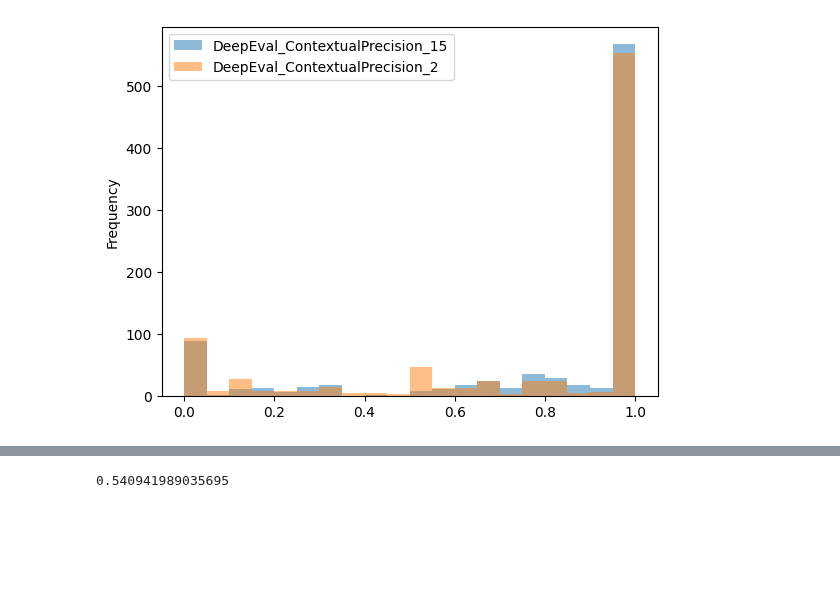
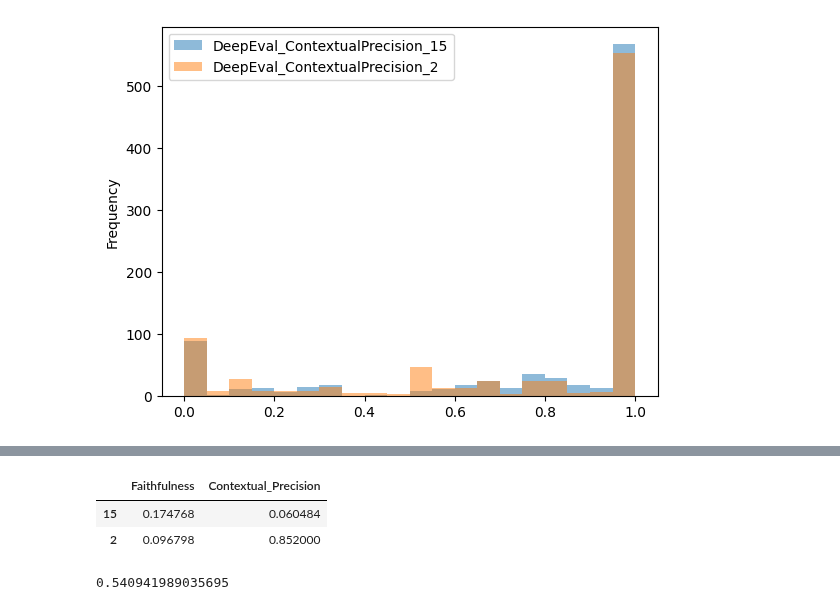
Before and after one commit to sr231/RAG-Evaluations, a Jupyter notebook: Results_Comparison.ipynb, the cells around one changed output, grey strips where cells are left out. Cells and saved outputs as stored; diff of their text form; code cells hidden in the pictures; blank space fills up the shorter version.

```diff
--- a/Results_Comparison.ipynb
+++ b/Results_Comparison.ipynb
@@ -155,2 +195,9 @@ abs(ares - dpf_avg)
+# %%
+# Difference between RAGAS and ARES # EDIT - Contextual Precision results are not all in yet
+abs(ragas_avg - ares)
+# %% [output]
+|  | Faithfulness | Contextual_Precision |
+| 15 | 0.174768 | 0.060484 |
+| 2 | 0.096798 | 0.852000 |
 # %%
 # 12/11 comparison of results from deepeval and ragas
```
Also changed, not shown: parts of 22 cells of this notebook, 1 other file.
